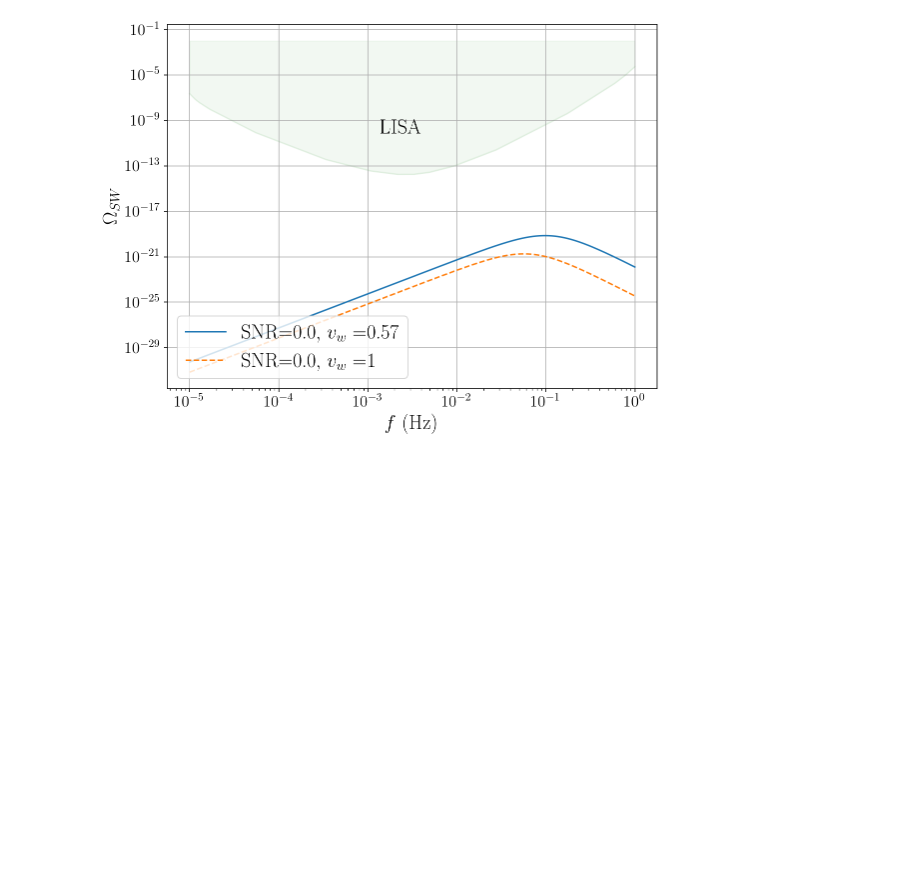
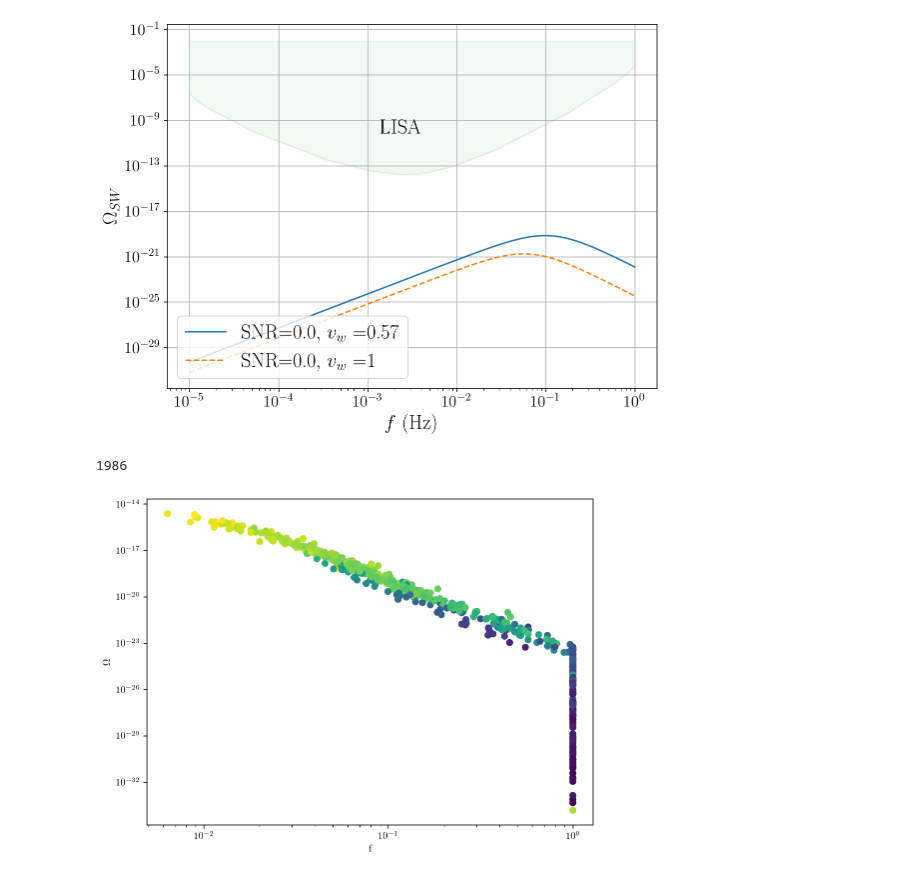
Before and after one commit to PB-316/Z_2breaking-PT-BAU, a Jupyter notebook: Percolation_CP_violation.ipynb, the cells around one changed output. Drawn from its saved outputs; the diff is of its cells as text; code cells hidden in the pictures; blank space fills up the shorter version.

```diff
--- a/Percolation_CP_violation.ipynb
+++ b/Percolation_CP_violation.ipynb
@@ -977,3 +952,17 @@ plt.tight_layout()
 plt.show()
 # %% [output]
 [figure]
+# %%
+df1=pd.read_csv("SCANS/PERCOLATION/BAU_points_percolated_1.csv",index_col=[0])
+print(len(df1))
+df1=df1[df1.volume_shrinks_0==True]
+
+plt.scatter(df1.f_peak_Tp_0,(df1.Omega_peak_Tp_0),c=df1.vw)
+plt.xscale("log")
+plt.yscale("log")
+plt.ylabel("$\\Omega$")
+plt.xlabel("f")
+plt.show()
+# %% [output]
+1986
+[figure, added]
```
Also changed, not shown: parts of 4 cells of this notebook, 7 other files.
